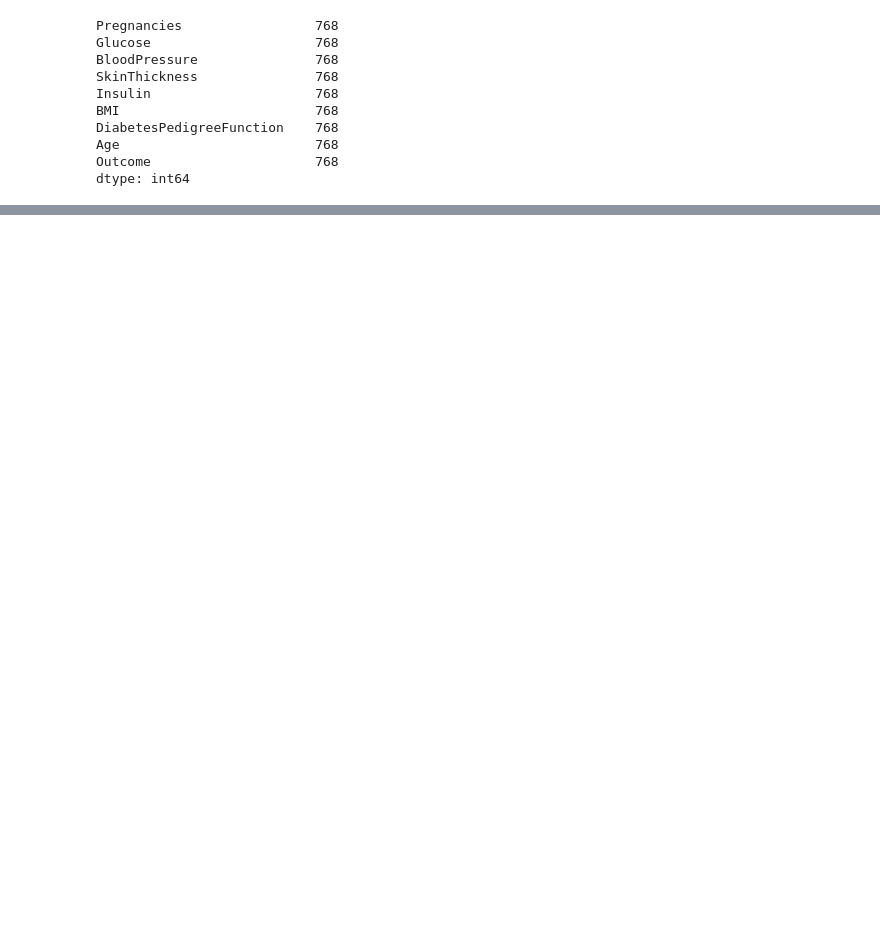
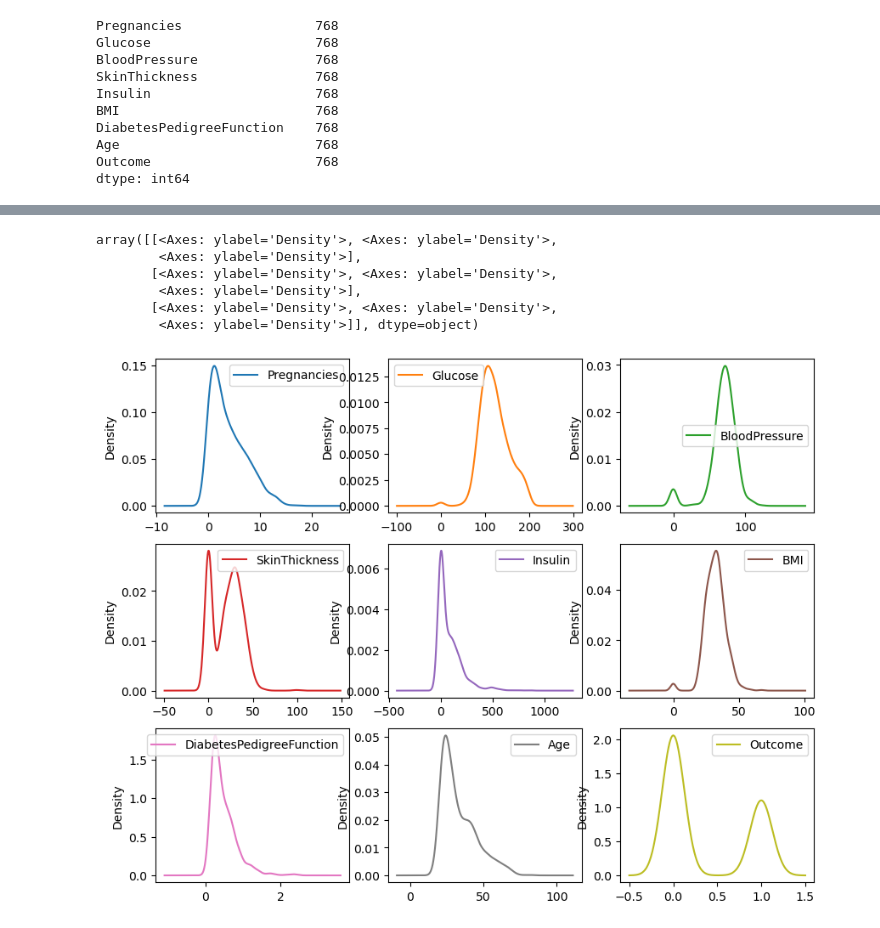
Before and after one commit to n495t4r/Primo, a Jupyter notebook: ML/iris.ipynb, the cells around one changed output, grey strips where cells are left out. Drawn from its saved outputs; the diff is of its cells as text; code cells hidden in the pictures; blank space fills up the shorter version.

```diff
--- a/ML/iris.ipynb
+++ b/ML/iris.ipynb
@@ -91,0 +131,11 @@ diabetes_data.corr(method='pearson')
+# %%
+# Plot density plot
+diabetes_data.plot(kind='density', subplots=True, figsize=(10,8), layout=(3,3), sharex=False)
+# %% [output]
+array([[<Axes: ylabel='Density'>, <Axes: ylabel='Density'>,
+        <Axes: ylabel='Density'>],
+       [<Axes: ylabel='Density'>, <Axes: ylabel='Density'>,
+        <Axes: ylabel='Density'>],
+       [<Axes: ylabel='Density'>, <Axes: ylabel='Density'>,
+        <Axes: ylabel='Density'>]], dtype=object)
+[figure, added]
```
Also changed, not shown: parts of 14 cells of this notebook.
